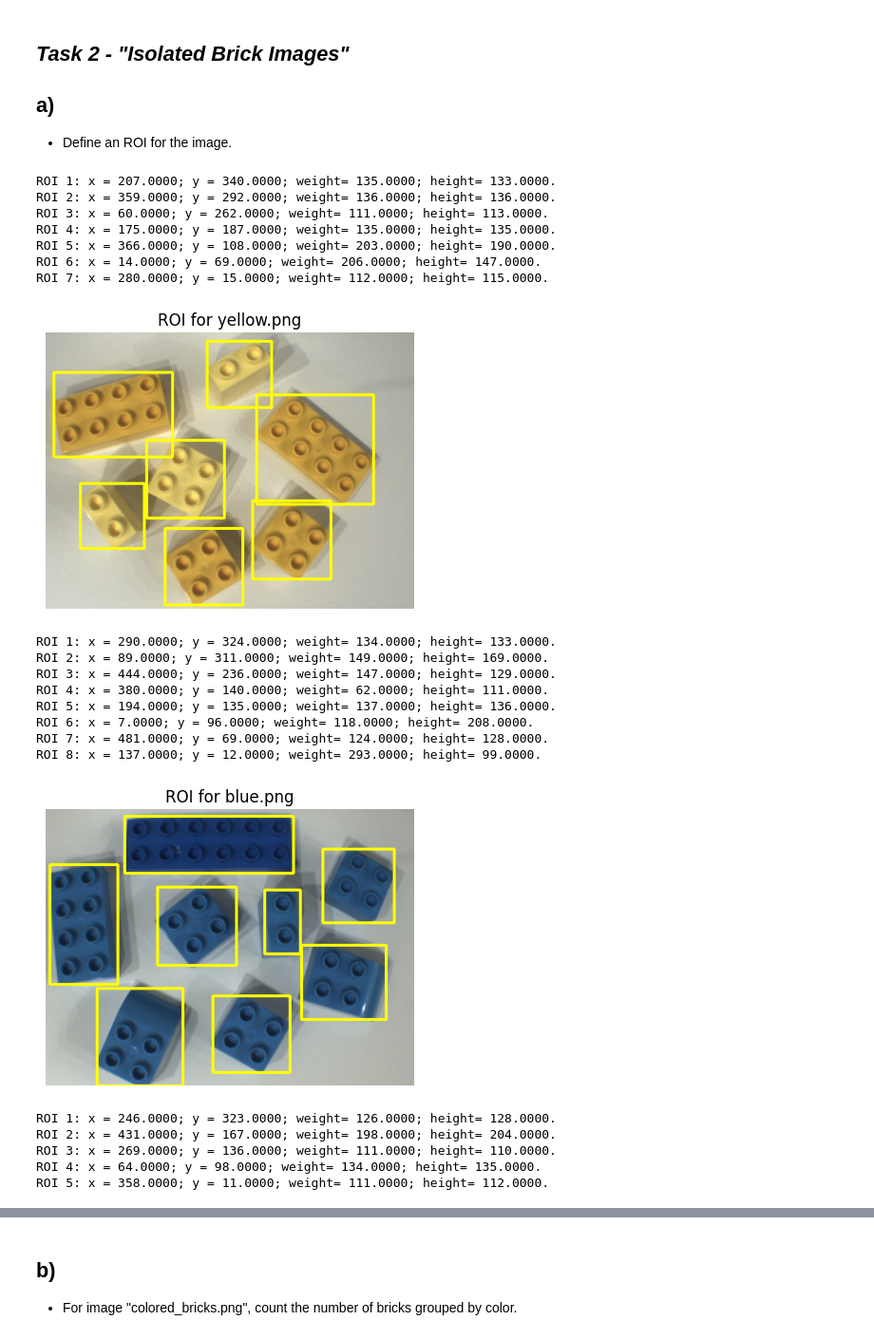
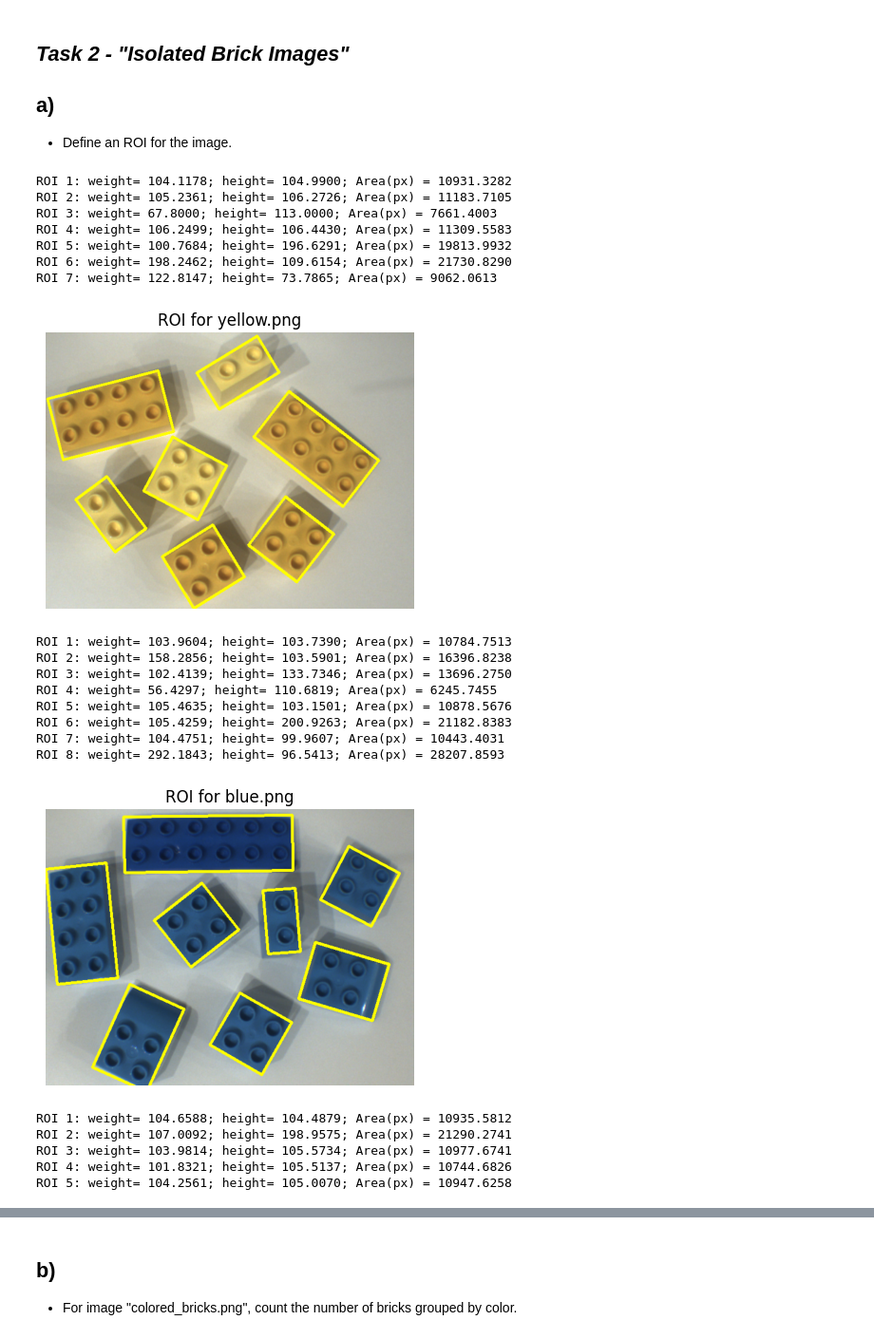
Before and after one commit to gsferreira-tec/vcomp, a Jupyter notebook: assignment-1/Assignment_1.ipynb, the cells around one changed output, grey strips where cells are left out. Shown at 95% size. Cells and saved outputs as stored; diff of their text form; code cells hidden in the pictures.

Commit message:
finished task 2  / #TODO > task 3

```diff
--- a/assignment-1/Assignment_1.ipynb
+++ b/assignment-1/Assignment_1.ipynb
@@ -217,6 +217,9 @@ def determine_roi(directory):
     if len(image_list) == 0:
         print("Something went wrong. The image list is empty.\n")
         return None, None, None
+
+    # this is avariable to save the areas of the bricks so that we can used them in task 2-c)
+    brick_areas = []
 
     # iterate through the images to create ROIs for each
     for img_path in image_list:
@@ -257,57 +260,66 @@ def determine_roi(directory):
 
             # blur the saturation channel of the HSV image to ignore veru fine details
             blurred = cv2.GaussianBlur(s, (5,5), 0)
 
             # determine a mask and the optimal threshold
             _, mask = cv2.threshold(blurred, 0, 255, cv2.THRESH_BINARY + cv2.THRESH_OTSU)
 
         # for any of the colors build the kernel and clean up the blurred masks for noise (in case of overlappign components for example)
         noise_kernel = np.ones((5,5), np.uint8)
         mask = cv2.morphologyEx(mask, cv2.MORPH_OPEN, noise_kernel, iterations=2)
 
         # close the gaps in the mask (filling holes inside the bricks)
         kernel = np.ones((9,9), np.uint8)
         mask = cv2.morphologyEx(mask, cv2.MORPH_CLOSE, kernel)
 
         # determine the contours
         contours, _ = cv2.findContours(mask, cv2.RETR_EXTERNAL, cv2.CHAIN_APPROX_SIMPLE)
 
         for i, contour in enumerate(contours):
-            x, y, w, h = cv2.boundingRect(contour)
+            rect = cv2.minAreaRect(contour)
+            (center_x, center_y), (w, h), angle = rect
 
-            if (w * h) > 3500:
-                print(f"ROI {i+1}: x = {x:.4f}; y = {y:.4f}; weight= {w:.4f}; height= {h:.4f}.")
-                cv2.rectangle(img_rgb, (x, y), (x+w, y+h), color=(255, 255, 0), thickness=3)
+            area_px = w * h
+
+            if area_px > 3500:
+                brick_areas.append(area_px)
+                print(f"ROI {i+1}: weight= {w:.4f}; height= {h:.4f}; Area(px) = {area_px:.4f}")
+                box = cv2.boxPoints(rect)
+                box = np.int32(box)
+                cv2.drawContours(img_rgb, [box], 0, (255, 255, 0), 3)
+
 
         # finally we display the ROIs for visual debug
         plt.figure(figsize=(5,5))
         plt.imshow(img_rgb)
         plt.title(f"ROI for {img_path.name}")
         plt.axis("off")
         plt.show()
 
+    return brick_areas
+
 # call the function for the 'Isolated' directory
-determine_roi(isolated_dir)
+brick_pixel_areas = determine_roi(isolated_dir)
 # %% [output]
-ROI 1: x = 207.0000; y = 340.0000; weight= 135.0000; height= 133.0000.
-ROI 2: x = 359.0000; y = 292.0000; weight= 136.0000; height= 136.0000.
-ROI 3: x = 60.0000; y = 262.0000; weight= 111.0000; height= 113.0000.
-ROI 4: x = 175.0000; y = 187.0000; weight= 135.0000; height= 135.0000.
-ROI 5: x = 366.0000; y = 108.0000; weight= 203.0000; height= 190.0000.
-ROI 6: x = 14.0000; y = 69.0000; weight= 206.0000; height= 147.0000.
-ROI 7: x = 280.0000; y = 15.0000; weight= 112.0000; height= 115.0000.
+ROI 1: weight= 104.1178; height= 104.9900; Area(px) = 10931.3282
+ROI 2: weight= 105.2361; height= 106.2726; Area(px) = 11183.7105
+ROI 3: weight= 67.8000; height= 113.0000; Area(px) = 7661.4003
+ROI 4: weight= 106.2499; height= 106.4430; Area(px) = 11309.5583
+ROI 5: weight= 100.7684; height= 196.6291; Area(px) = 19813.9932
+ROI 6: weight= 198.2462; height= 109.6154; Area(px) = 21730.8290
+ROI 7: weight= 122.8147; height= 73.7865; Area(px) = 9062.0613
-[figure, old version]
+[figure, new version]
-ROI 1: x = 290.0000; y = 324.0000; weight= 134.0000; height= 133.0000.
-ROI 2: x = 89.0000; y = 311.0000; weight= 149.0000; height= 169.0000.
-ROI 3: x = 444.0000; y = 236.0000; weight= 147.0000; height= 129.0000.
-ROI 4: x = 380.0000; y = 140.0000; weight= 62.0000; height= 111.0000.
-ROI 5: x = 194.0000; y = 135.0000; weight= 137.0000; height= 136.0000.
-ROI 6: x = 7.0000; y = 96.0000; weight= 118.0000; height= 208.0000.
-ROI 7: x = 481.0000; y = 69.0000; weight= 124.0000; height= 128.0000.
-ROI 8: x = 137.0000; y = 12.0000; weight= 293.0000; height= 99.0000.
+ROI 1: weight= 103.9604; height= 103.7390; Area(px) = 10784.7513
+ROI 2: weight= 158.2856; height= 103.5901; Area(px) = 16396.8238
+ROI 3: weight= 102.4139; height= 133.7346; Area(px) = 13696.2750
+ROI 4: weight= 56.4297; height= 110.6819; Area(px) = 6245.7455
+ROI 5: weight= 105.4635; height= 103.1501; Area(px) = 10878.5676
+ROI 6: weight= 105.4259; height= 200.9263; Area(px) = 21182.8383
+ROI 7: weight= 104.4751; height= 99.9607; Area(px) = 10443.4031
+ROI 8: weight= 292.1843; height= 96.5413; Area(px) = 28207.8593
-[figure, old version]
+[figure, new version]
-ROI 1: x = 246.0000; y = 323.0000; weight= 126.0000; height= 128.0000.
-ROI 2: x = 431.0000; y = 167.0000; weight= 198.0000; height= 204.0000.
-ROI 3: x = 269.0000; y = 136.0000; weight= 111.0000; height= 110.0000.
-ROI 4: x = 64.0000; y = 98.0000; weight= 134.0000; height= 135.0000.
-ROI 5: x = 358.0000; y = 11.0000; weight= 111.0000; height= 112.0000.
+ROI 1: weight= 104.6588; height= 104.4879; Area(px) = 10935.5812
+ROI 2: weight= 107.0092; height= 198.9575; Area(px) = 21290.2741
+ROI 3: weight= 103.9814; height= 105.5734; Area(px) = 10977.6741
+ROI 4: weight= 101.8321; height= 105.5137; Area(px) = 10744.6826
+ROI 5: weight= 104.2561; height= 105.0070; Area(px) = 10947.6258
```
Also changed, not shown: parts of 4 cells of this notebook.
